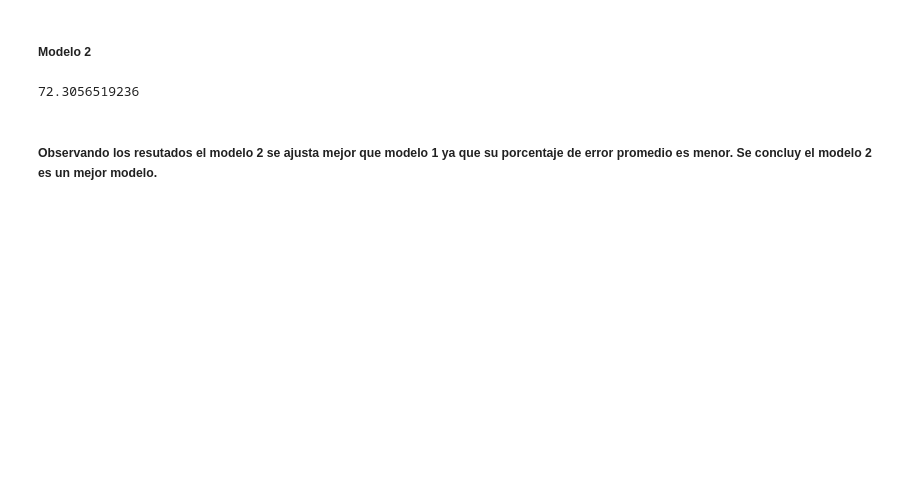
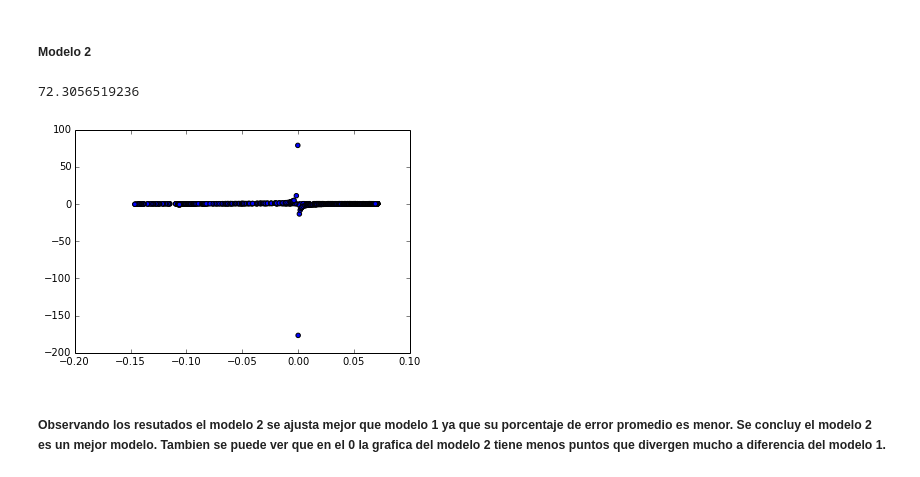
Before and after one commit to JuanDiegoArango/Tarea-4, a Jupyter notebook: Tarea Computacional.ipynb, the cells around one changed output. Drawn from its saved outputs; the diff is of its cells as text; code cells hidden in the pictures; blank space fills up the shorter version.

```diff
--- a/Tarea Computacional.ipynb
+++ b/Tarea Computacional.ipynb
@@ -192,7 +195,10 @@ print abs((fluctuaciones-b)/fluctuaciones).mean()*100
 # %%
 a=Constantes_2[0]*theta**2+Constantes_2[1]*theta+Constantes_2[2]
 print abs((fluctuaciones-a)/fluctuaciones).mean()*100
+scatter(fluctuaciones,(fluctuaciones-a)/fluctuaciones)
+show()
 # %% [output]
 72.3056519236
+[figure, added]
 # %% [markdown]
-##### Observando los resutados el modelo 2 se ajusta mejor que modelo 1 ya que su porcentaje de error promedio es menor. Se concluy el modelo 2 es un mejor modelo.
+##### Observando los resutados el modelo 2 se ajusta mejor que modelo 1 ya que su porcentaje de error promedio es menor. Se concluy el modelo 2 es un mejor modelo. Tambien se puede ver que en el 0 la grafica del modelo 2 tiene menos puntos que divergen mucho a diferencia del modelo 1.
```
Also changed, not shown: parts of 3 cells of this notebook.
